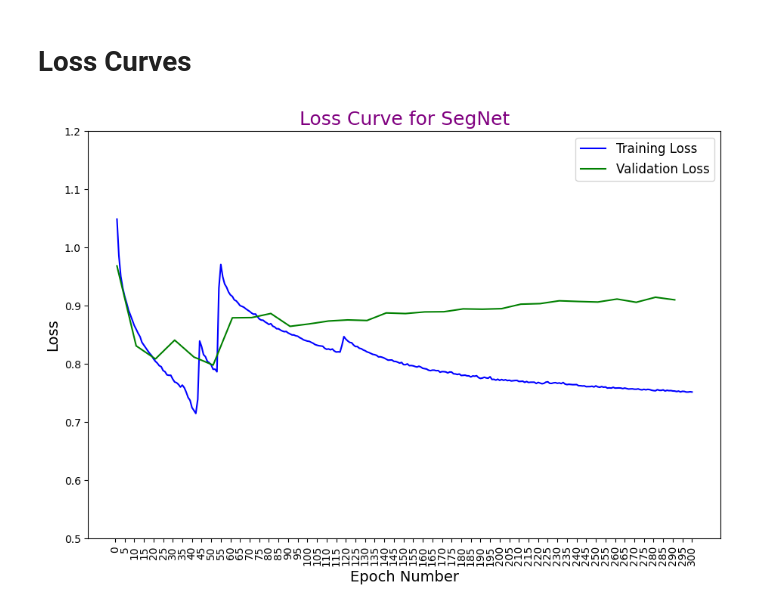
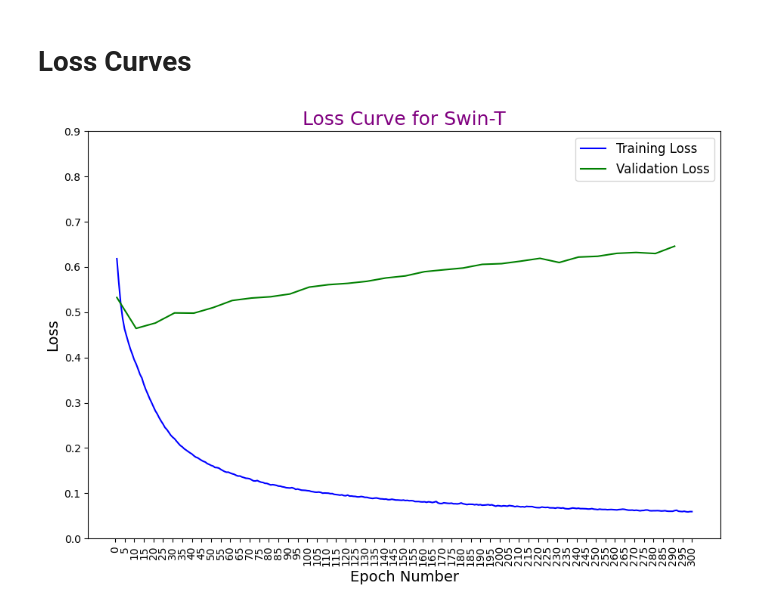
Before and after one commit to Subhadip02ghosh/Road-Detection-Binary-Segmentation, a Jupyter notebook: loss_plots.ipynb, the cells around one changed output. Drawn from its saved outputs; the diff is of its cells as text; code cells hidden in the pictures.

Commit message:
Modified evaluation plots notebook

```diff
--- a/loss_plots.ipynb
+++ b/loss_plots.ipynb
@@ -13,16 +13,16 @@ import numpy as np
 # %%
 # model = "ResNet-50"
 # model = "ResNet-101"
-# model = "Swin-T"
-model = "SegNet"
+model = "Swin-T"
+# model = "SegNet"
 
 # Alivia's Paths
 # train_loss_path = f"/content/drive/MyDrive/Final Year Project/8th Sem/Loss Plots/Results/{model}/train_loss.txt"
 # valid_loss_path = f"/content/drive/MyDrive/Final Year Project/8th Sem/Loss Plots/Results/{model}/valid_loss.txt"
 
 # Dibyarup's Paths
-train_loss_path = f"/content/drive/MyDrive/8th Sem BTech/0) Final Yr. Project - 8th Sem/Model and Loss/Results/{model}/train_loss.txt"
-valid_loss_path = f"/content/drive/MyDrive/8th Sem BTech/0) Final Yr. Project - 8th Sem/Model and Loss/Results/{model}/valid_loss.txt"
+train_loss_path = f"/content/drive/MyDrive/8th Sem BTech/0) Final Yr. Project - 8th Sem/Model and Loss/Final Results/Results/{model}/train_loss.txt"
+valid_loss_path = f"/content/drive/MyDrive/8th Sem BTech/0) Final Yr. Project - 8th Sem/Model and Loss/Final Results/Results/{model}/valid_loss.txt"
 # %%
 pd.set_option('display.float_format', '{:.16f}'.format)
 
@@ -51,19 +51,19 @@ df_valid
 # %%
 # Plotting
 plt.figure(figsize=(10.8, 7.0))
 plt.plot(df_train['Epoch_No'], df_train['Loss'], color='blue', label='Training Loss')
 plt.plot(df_valid['Epoch_No'], df_valid['Loss'], color = 'green', label='Validation Loss')
 
 # Scaling
 plt.xticks(range(0, 301, 5), rotation=90)
-plt.ylim(0.5, 1.2, 0.000000001)
+plt.ylim(0, 0.9, 0.000000001)
 
 # Adding Title and Labels
 # plt.title(f"Loss Curve for RoadSegNN ({model} Backbone)", color='purple', fontsize=18) # RoadSegNN
 plt.title(f"Loss Curve for {model}", color='purple', fontsize=18) # SegNet
 plt.xlabel('Epoch Number', fontsize=14)
 plt.ylabel('Loss', fontsize=14)
 plt.legend(fontsize='large')
 plt.show()
 # %% [output]
-[figure, old version]
+[figure, new version]
```
